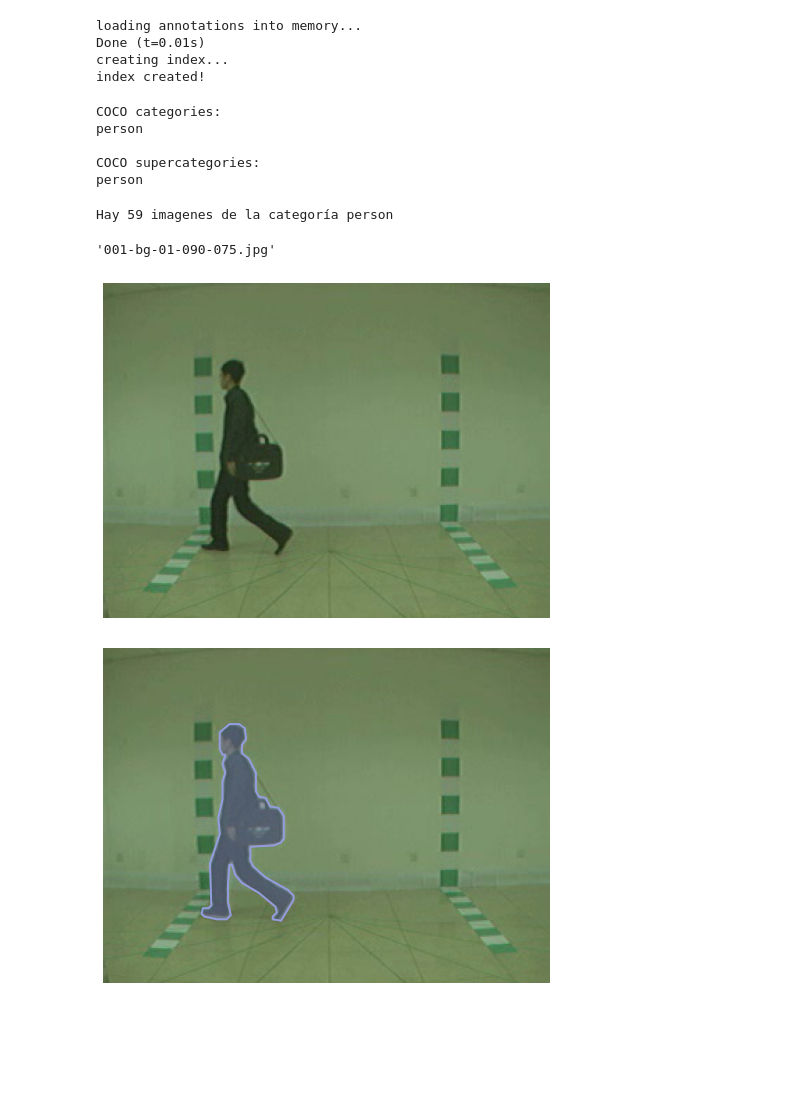
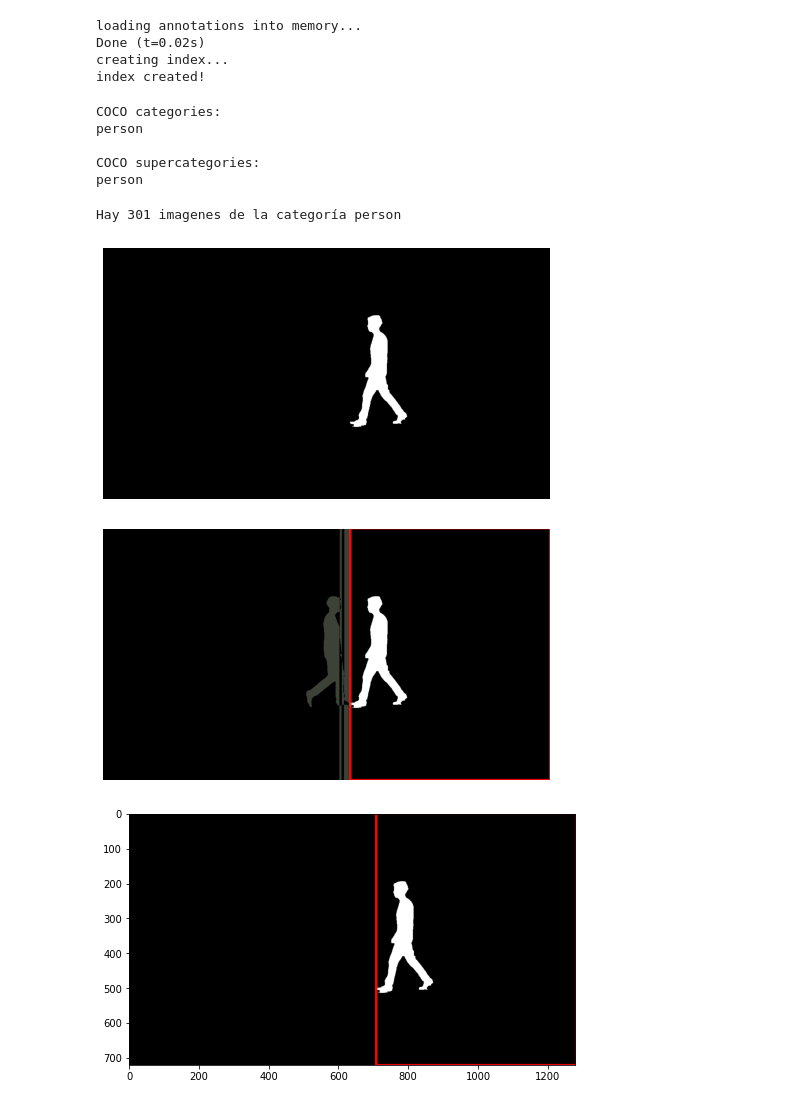
Before and after one commit to JosmarSuarez/Instance_Segmentation_Sandbox, a Jupyter notebook: pycoco_casia.ipynb, the cells around one changed output. Drawn from its saved outputs; the diff is of its cells as text; code cells hidden in the pictures; blank space fills up the shorter version.

```diff
--- a/pycoco_casia.ipynb
+++ b/pycoco_casia.ipynb
@@ -7,15 +7,15 @@ import matplotlib.pyplot as plt
 import pylab
 pylab.rcParams['figure.figsize'] = (8.0, 10.0)
 # %%
-dataDir='annotation_tools/'
+dataDir='/home/josmar/proyectos/codes/annotation_tools/'
 #dataType='val2017'
-annFile='{}casia.json'.format(dataDir) #.format coloca dentro de {} las variables escritas después
+annFile='{}RLE_ENCODED.json'.format(dataDir) #.format coloca dentro de {} las variables escritas después
 # %%
 # initialize COCO api for instance annotations
 coco=COCO(annFile)
 # %% [output]
 loading annotations into memory...
-Done (t=0.01s)
+Done (t=0.02s)
 creating index...
 index created!
 # %%
@@ -39,23 +39,20 @@ catIds = coco.getCatIds(catNms=[category]);
 imgIds = coco.getImgIds(catIds=catIds );
 print("Hay {} imagenes de la categoría {}".format(len(imgIds), category))
 img = coco.loadImgs(imgIds[np.random.randint(0,len(imgIds))])[0]
-#img =coco.loadImgs(imgIds[2])[0]
+# img =coco.loadImgs(imgIds[0])[0]
 # %% [output]
-Hay 59 imagenes de la categoría person
+Hay 301 imagenes de la categoría person
-# %%
-img['file_name']
-# %% [output]
-'001-bg-01-090-075.jpg'
 # %%
 # load and display image
 # I = io.imread('%s/images/%s/%s'%(dataDir,dataType,img['file_name']))
 # use url to load image
-I = io.imread("annotation_tools/data/"+img['file_name'])
+img_path = "/home/josmar/proyectos/codes/annotation_tools/background_substraction/bin_close_images/input/{}.png".format(img['file_name'].split('.') [0])
+I = io.imread(img_path)
 plt.axis('off')
 plt.imshow(I)
 plt.show()
 # %% [output]
-[figure, old version]
+[figure, new version]
 # %%
 # load and display instance annotations
 plt.imshow(I); plt.axis('off')
@@ -63,4 +60,26 @@ annIds = coco.getAnnIds(imgIds=img['id'], catIds=catIds, iscrowd=None)
 anns = coco.loadAnns(annIds)
 coco.showAnns(anns)
 # %% [output]
-[figure, old version]
+[figure, new version]
+# %%
+import cv2
+for i in anns:
+    [x,y,w,h] = i['bbox']
+    start_point = (int(x), int(y))
+
+    # Ending coordinate, here (220, 220)
+    # represents the bottom right corner of rectangle
+    end_point = (int(x+w), int(y+h))
+
+    # Blue color in BGR
+    color = (255, 0, 0)
+
+    # Line thickness of 2 px
+    thickness = 5
+
+    # Using cv2.rectangle() method
+    # Draw a rectangle with blue line borders of thickness of 2 px
+    image = cv2.rectangle(I, start_point, end_point, color, thickness)
+    plt.imshow(I)
+# %% [output]
+[figure, added]
```
Also changed, not shown: 13 other files.
